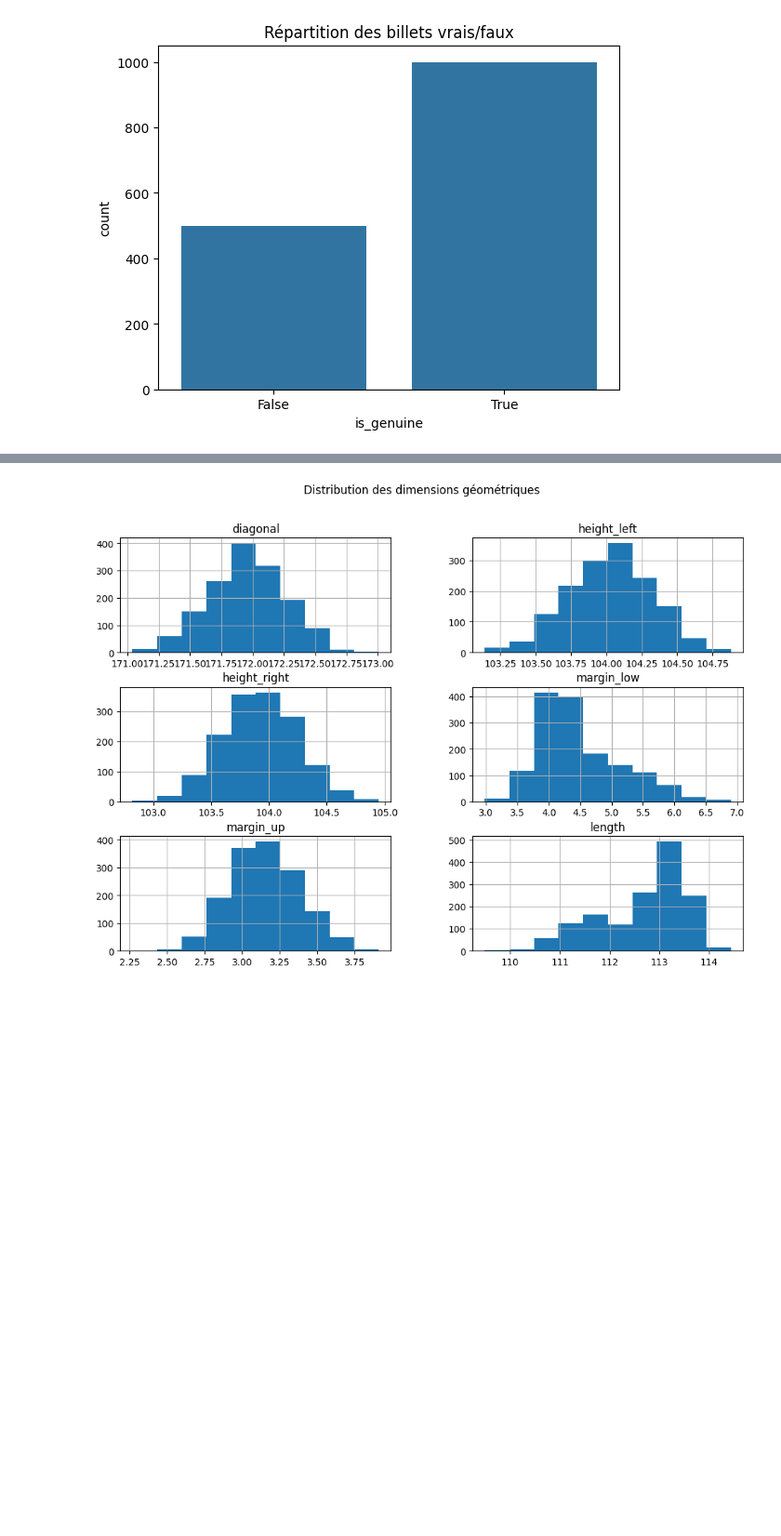
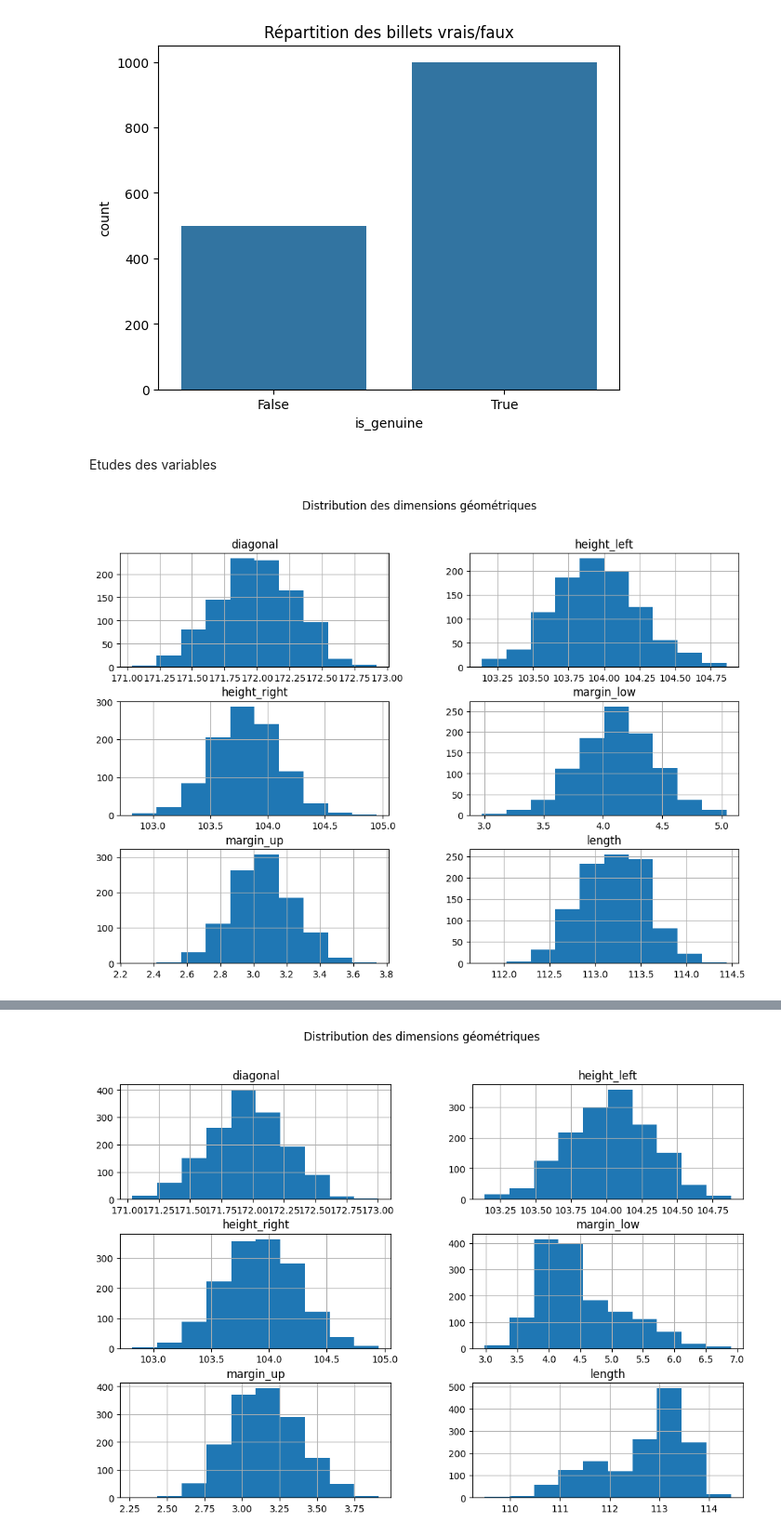
Before and after one commit to Julien-Data/Data_Projet12, a Jupyter notebook: main.ipynb, the cells around one changed output, grey strips where cells are left out. Shown: that part at 93% size. Drawn from its saved outputs; the diff is of its cells as text; code cells hidden in the pictures; blank space fills up the shorter version.

```diff
--- a/main.ipynb
+++ b/main.ipynb
@@ -30,3 +58,15 @@ plt.title("Répartition des billets vrais/faux")
 plt.show()
 # %% [output]
 [figure]
+# %% [markdown]
+Etudes des variables
+# %%
+#Histogrammes des dimensions pour les vrais billets
+df_vrai = df[df['is_genuine']== True]
+if 'kmeans_pred' in df_vrai.columns:
+    df_vrai = df_vrai.drop(columns='kmeans_pred')
+df_vrai.hist(figsize=(12, 8))
+plt.suptitle("Distribution des dimensions géométriques")
+plt.show()
+# %% [output]
+[figure, added]
```
Also changed, not shown: parts of 18 cells of this notebook, 2 other files.
